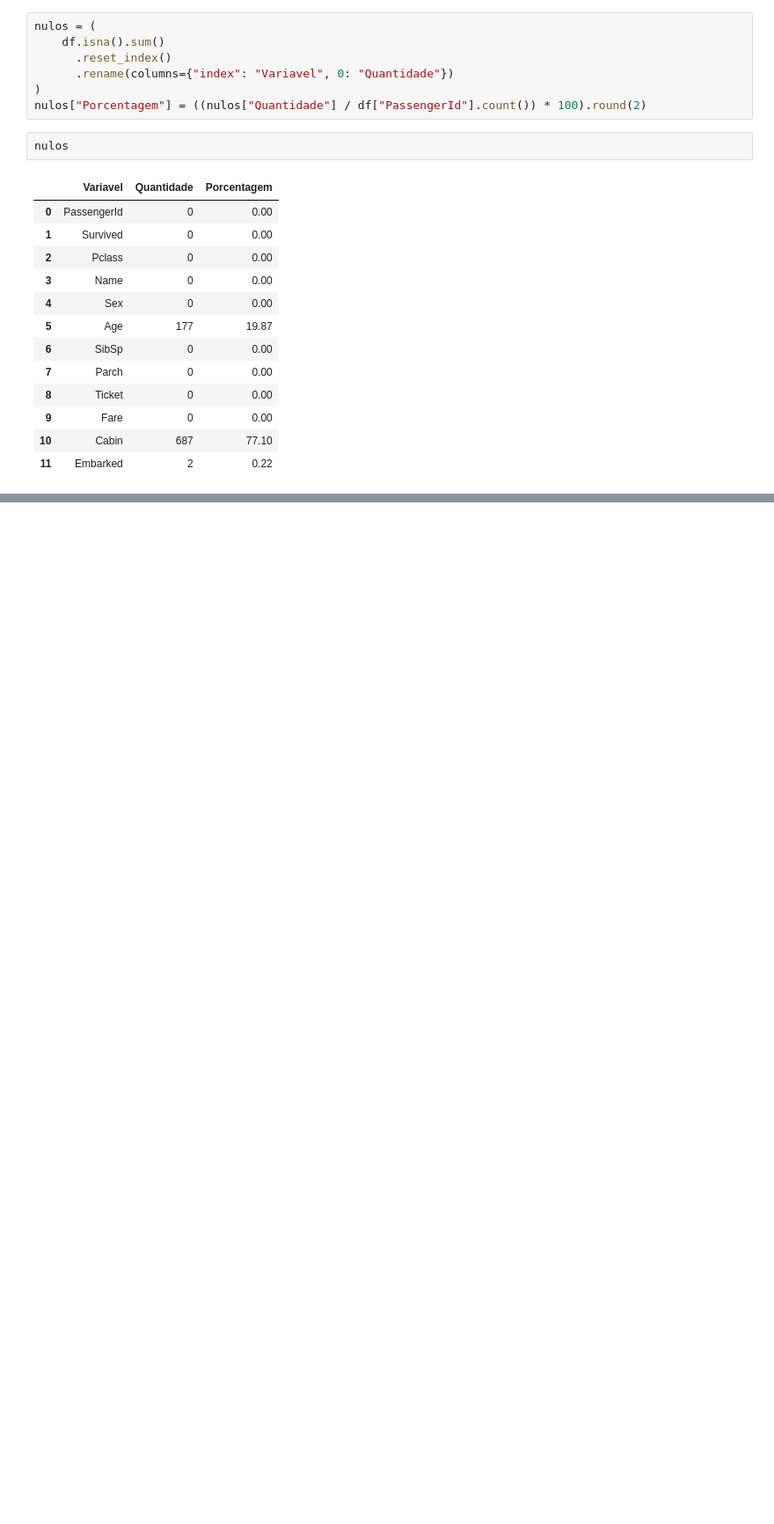
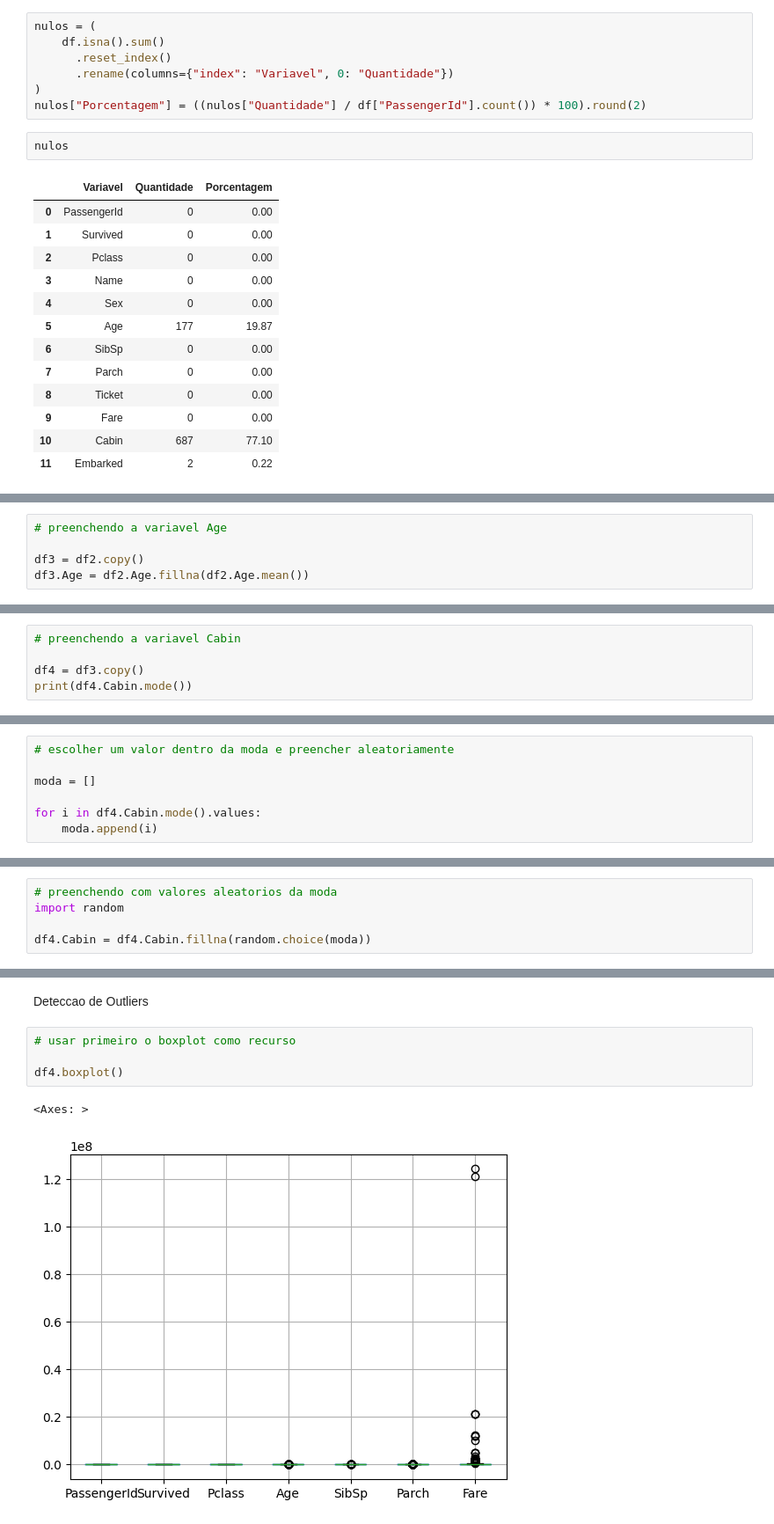
Before and after one commit to xjucelio/python-data-aula, a Jupyter notebook: src/notebooks/a3.ipynb, the cells around one changed output, grey strips where cells are left out. Shown at 88% size. Cells and saved outputs as stored; diff of their text form; blank space fills up the shorter version.

```diff
--- a/src/notebooks/a3.ipynb
+++ b/src/notebooks/a3.ipynb
@@ -190,0 +211,5 @@ nulos
+# %%
+# preenchendo a variavel Age
+
+df3 = df2.copy()
+df3.Age = df2.Age.fillna(df2.Age.mean())
@@ -190,0 +220,5 @@ nulos
+# %%
+# preenchendo a variavel Cabin
+
+df4 = df3.copy()
+print(df4.Cabin.mode())
@@ -190,0 +230,7 @@ nulos
+# %%
+# escolher um valor dentro da moda e preencher aleatoriamente
+
+moda = []
+
+for i in df4.Cabin.mode().values:
+    moda.append(i)
@@ -190,0 +241,5 @@ nulos
+# %%
+# preenchendo com valores aleatorios da moda
+import random
+
+df4.Cabin = df4.Cabin.fillna(random.choice(moda))
@@ -190,0 +266,9 @@ nulos
+# %% [markdown]
+Deteccao de Outliers
+# %%
+# usar primeiro o boxplot como recurso
+
+df4.boxplot()
+# %% [output]
+<Axes: >
+[figure, added]
```
Also changed, not shown: parts of 9 cells of this notebook.
